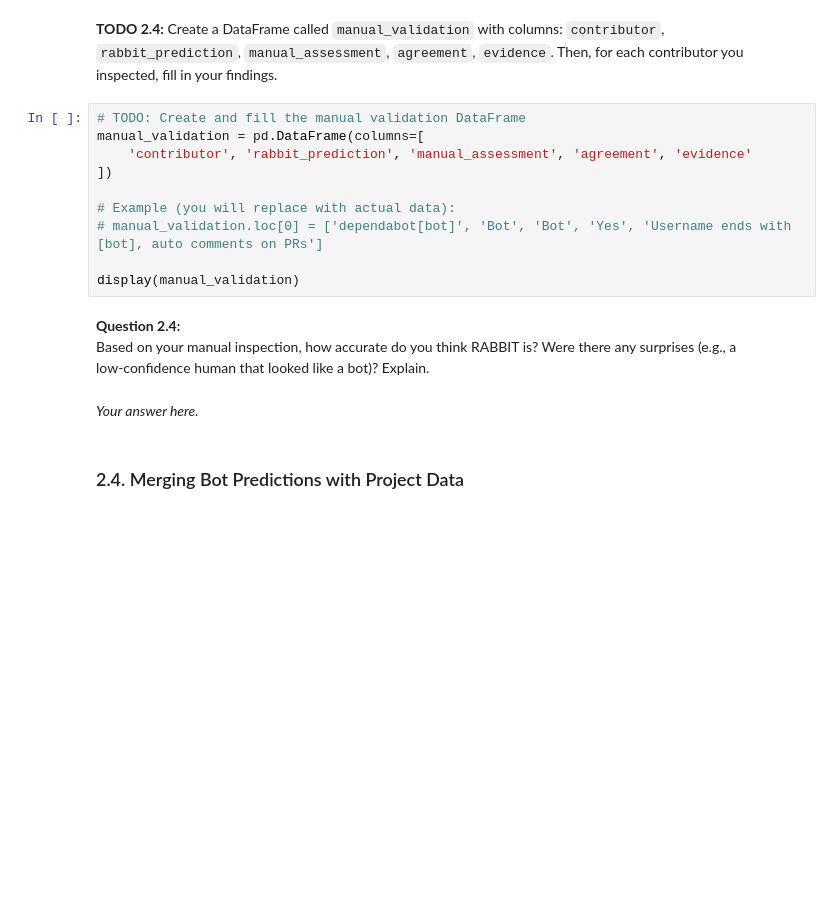
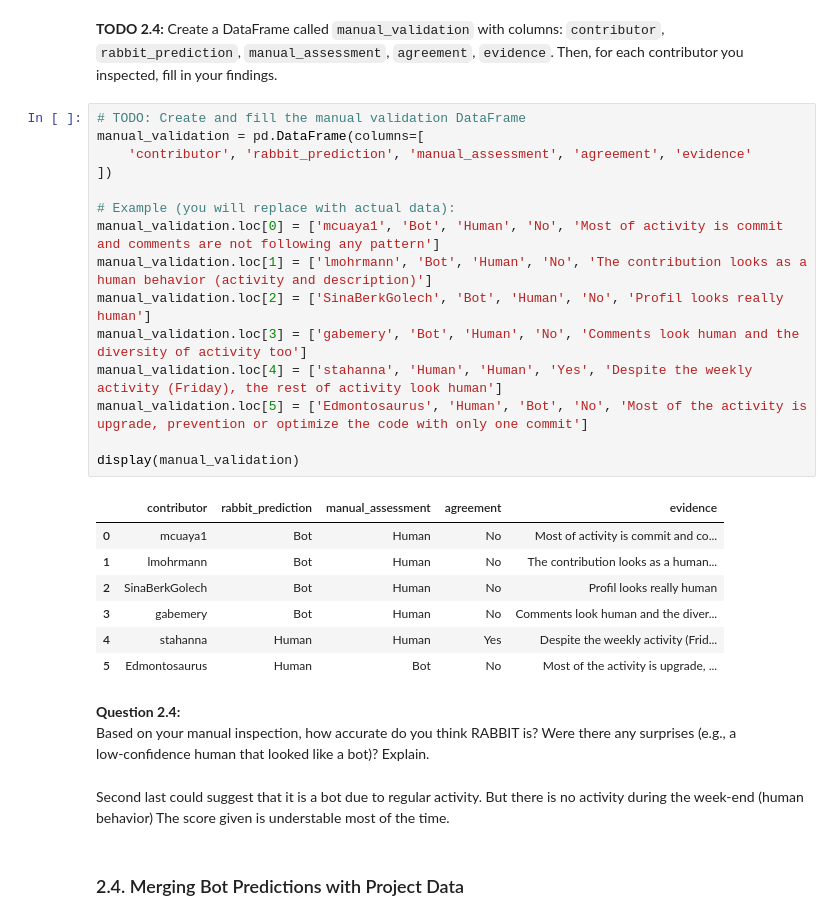
Before and after one commit to koluyantrez/software_Evolution_Practical-Bots, a Jupyter notebook: Bots-Template.ipynb, the cells around one changed output. Cells and saved outputs as stored; diff of their text form; blank space fills up the shorter version.

```diff
--- a/Bots-Template.ipynb
+++ b/Bots-Template.ipynb
@@ -936,18 +966,32 @@ for _, row in low_conf_samples.iterrows():
 # %%
 # TODO: Create and fill the manual validation DataFrame
 manual_validation = pd.DataFrame(columns=[
     'contributor', 'rabbit_prediction', 'manual_assessment', 'agreement', 'evidence'
 ])
 
 # Example (you will replace with actual data):
-# manual_validation.loc[0] = ['dependabot[bot]', 'Bot', 'Bot', 'Yes', 'Username ends with [bot], auto comments on PRs']
+manual_validation.loc[0] = ['mcuaya1', 'Bot', 'Human', 'No', 'Most of activity is commit and comments are not following any pattern']
+manual_validation.loc[1] = ['lmohrmann', 'Bot', 'Human', 'No', 'The contribution looks as a human behavior (activity and description)']
+manual_validation.loc[2] = ['SinaBerkGolech', 'Bot', 'Human', 'No', 'Profil looks really human']
+manual_validation.loc[3] = ['gabemery', 'Bot', 'Human', 'No', 'Comments look human and the diversity of activity too']
+manual_validation.loc[4] = ['stahanna', 'Human', 'Human', 'Yes', 'Despite the weekly activity (Friday), the rest of activity look human']
+manual_validation.loc[5] = ['Edmontosaurus', 'Human', 'Bot', 'No', 'Most of the activity is upgrade, prevention or optimize the code with only one commit']
 
 display(manual_validation)
+# %% [output]
+|  | contributor | rabbit_prediction | manual_assessment | agreement | evidence |
+| 0 | mcuaya1 | Bot | Human | No | Most of activity is commit and co... |
+| 1 | lmohrmann | Bot | Human | No | The contribution looks as a human... |
+| 2 | SinaBerkGolech | Bot | Human | No | Profil looks really human |
+| 3 | gabemery | Bot | Human | No | Comments look human and the diver... |
+| 4 | stahanna | Human | Human | Yes | Despite the weekly activity (Frid... |
+| 5 | Edmontosaurus | Human | Bot | No | Most of the activity is upgrade, ... |
 # %% [markdown]
 **Question 2.4:**
 Based on your manual inspection, how accurate do you think RABBIT is? Were there any surprises (e.g., a low‑confidence human that looked like a bot)? Explain.
 # %% [markdown]
-*Your answer here.*
+Second last could suggest that it is a bot due to regular activity. But there is no activity during the week-end (human behavior)
+The score given is understable most of the time.
 # %% [markdown]
 ###  2.4. Merging Bot Predictions with Project Data
 # %% [markdown]
```
Also changed, not shown: parts of 3 cells of this notebook.
